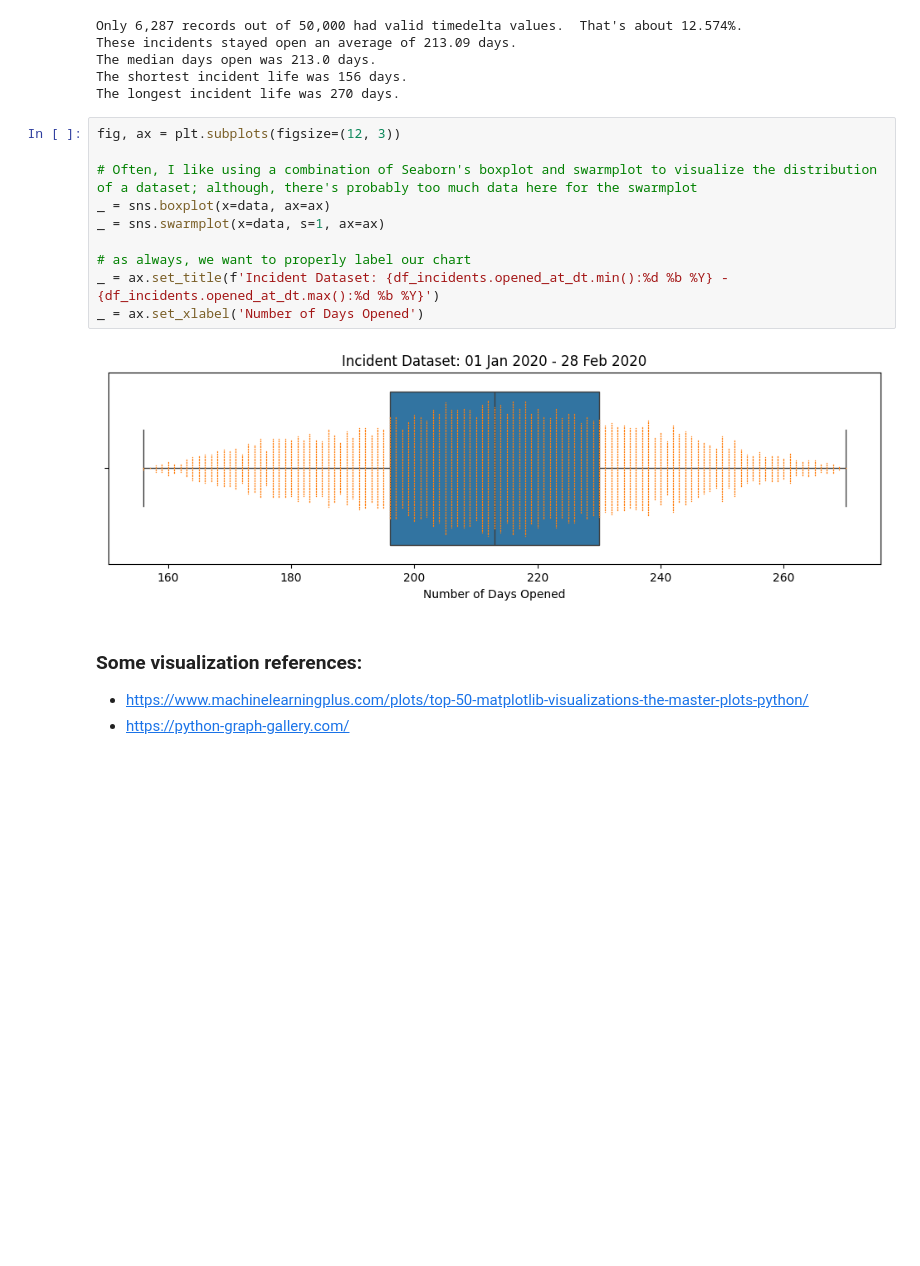
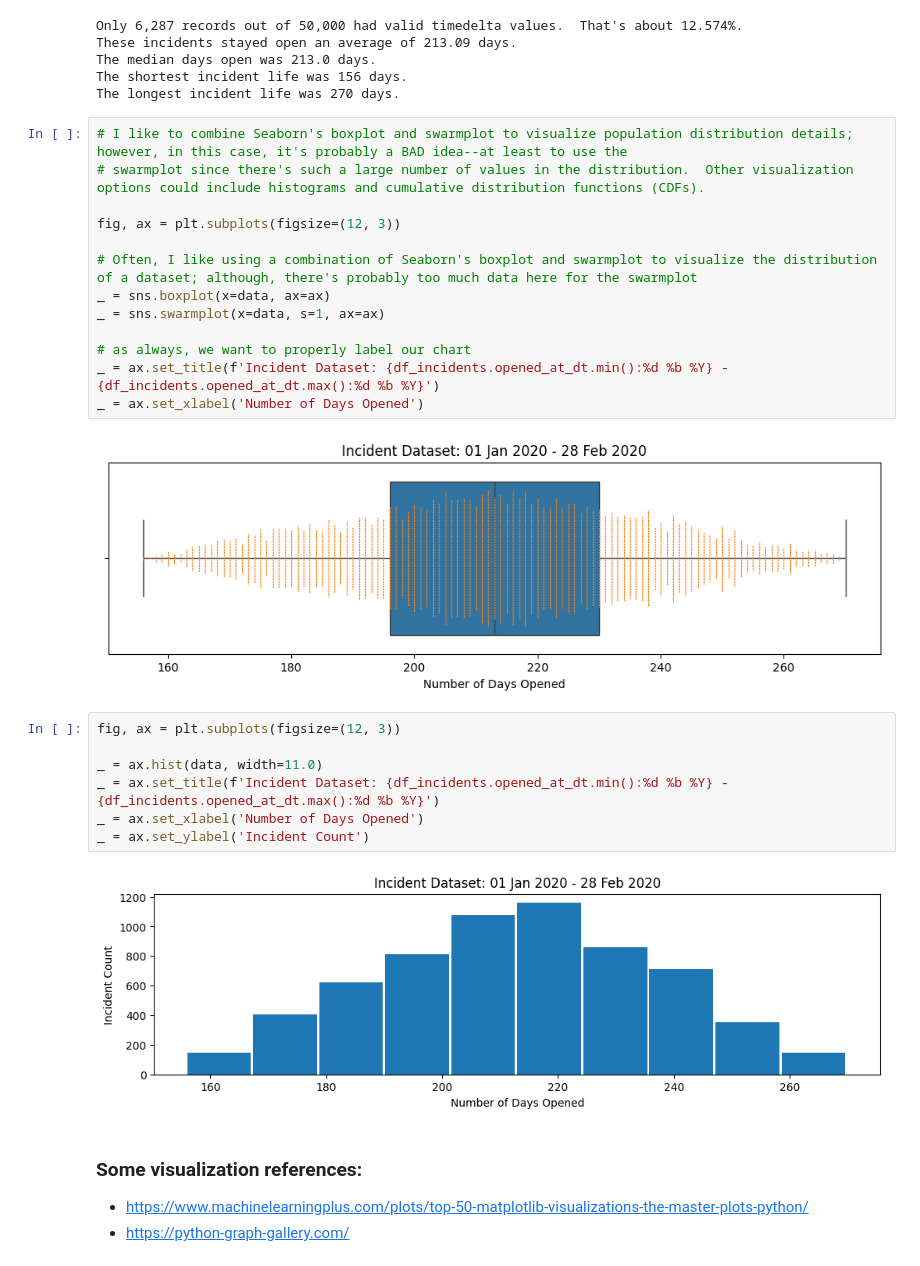
Before and after one commit to brad-do/hs_training, a Jupyter notebook: day2.ipynb, the cells around one changed output. Cells and saved outputs as stored; diff of their text form; blank space fills up the shorter version.

```diff
--- a/day2.ipynb
+++ b/day2.ipynb
@@ -261,6 +319,9 @@ The median days open was 213.0 days.
 The shortest incident life was 156 days.
 The longest incident life was 270 days.
 # %%
+# I like to combine Seaborn's boxplot and swarmplot to visualize population distribution details; however, in this case, it's probably a BAD idea--at least to use the
+# swarmplot since there's such a large number of values in the distribution.  Other visualization options could include histograms and cumulative distribution functions (CDFs).
+
 fig, ax = plt.subplots(figsize=(12, 3))
 
 # Often, I like using a combination of Seaborn's boxplot and swarmplot to visualize the distribution of a dataset; although, there's probably too much data here for the swarmplot
@@ -272,6 +333,15 @@ _ = ax.set_title(f'Incident Dataset: {df_incidents.opened_at_dt.min():%d %b %Y}
 _ = ax.set_xlabel('Number of Days Opened')
 # %% [output]
 [figure]
+# %%
+fig, ax = plt.subplots(figsize=(12, 3))
+
+_ = ax.hist(data, width=11.0)
+_ = ax.set_title(f'Incident Dataset: {df_incidents.opened_at_dt.min():%d %b %Y} - {df_incidents.opened_at_dt.max():%d %b %Y}')
+_ = ax.set_xlabel('Number of Days Opened')
+_ = ax.set_ylabel('Incident Count')
+# %% [output]
+[figure, added]
 # %% [markdown]
 ### Some visualization references:
  - https://www.machinelearningplus.com/plots/top-50-matplotlib-visualizations-the-master-plots-python/
```
Also changed, not shown: parts of 9 cells of this notebook, 3 other files.
